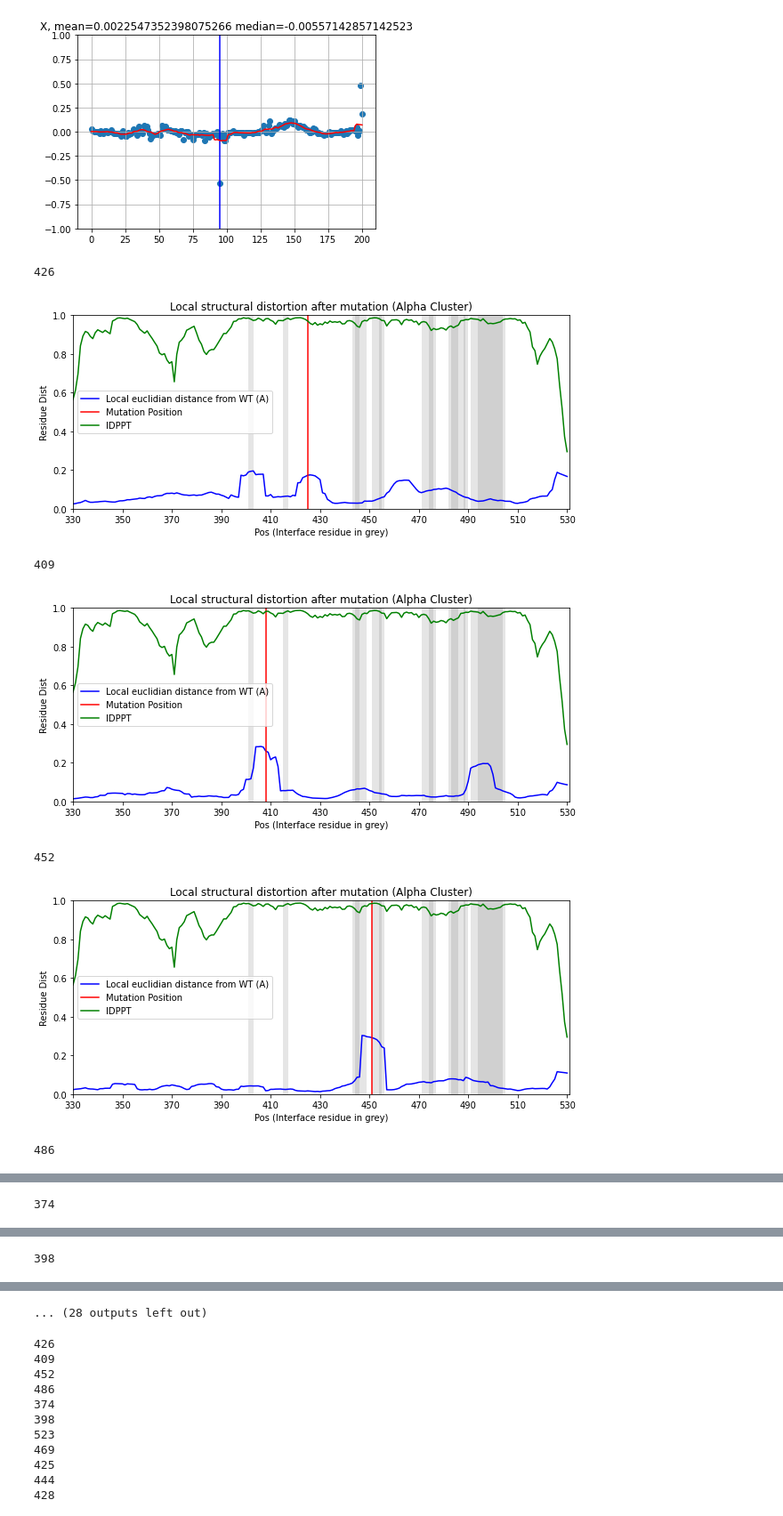
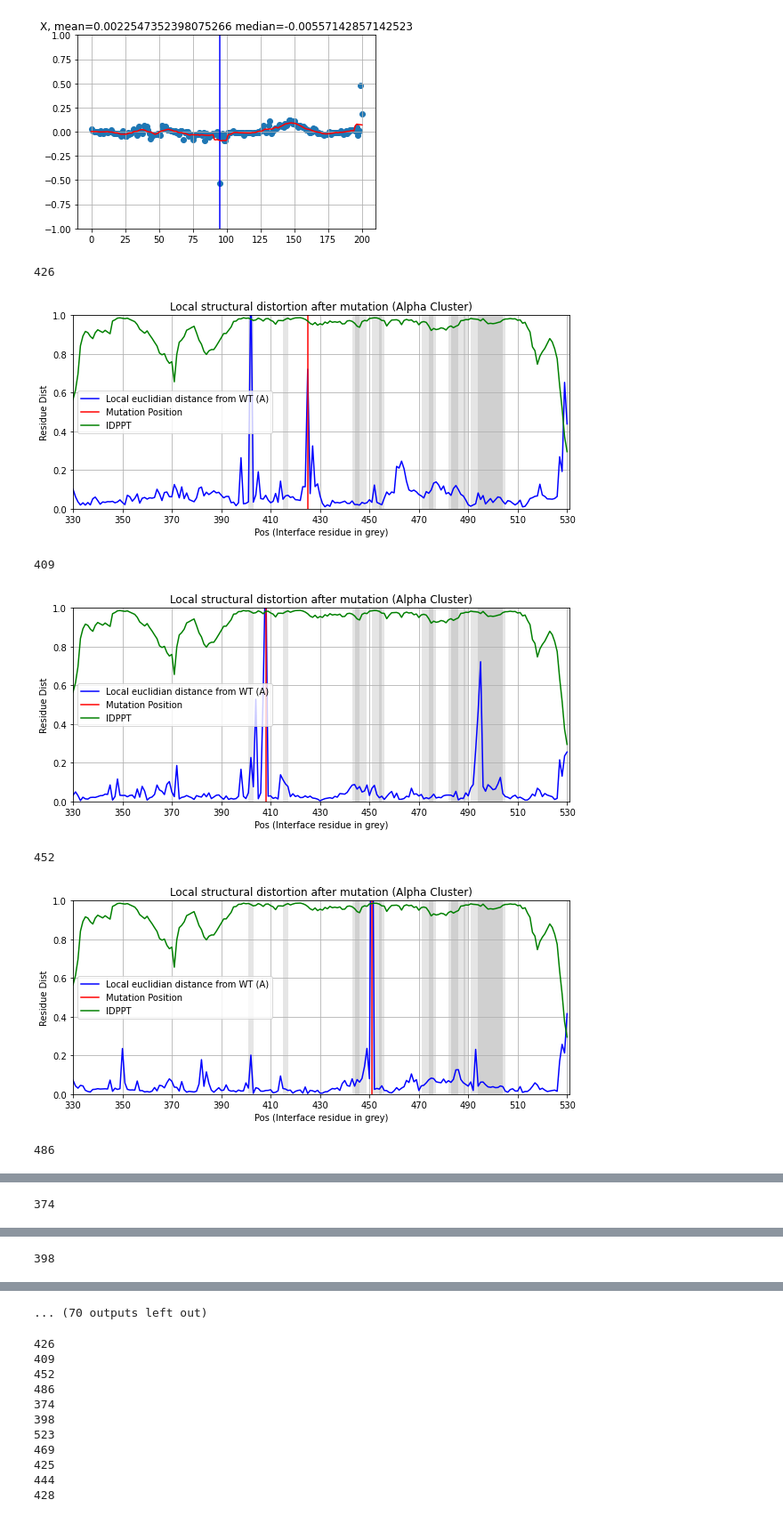
Before and after one commit to csabaiBio/RBD-AlphaFold2-structures-and-phenotypic-information, a Jupyter notebook: data_usage_scripts/xyz_variation_at_position.ipynb, the cells around one changed output, grey strips where cells are left out. Shown at 89% size. Saved outputs shown, nothing was run; the diff lists cells and outputs as text; code cells hidden in the pictures.

```diff
--- a/data_usage_scripts/xyz_variation_at_position.ipynb
+++ b/data_usage_scripts/xyz_variation_at_position.ipynb
@@ -154,41 +154,45 @@ for dir in base_var_list:
         dist = np.linalg.norm(dist,axis=1)
         # plt.scatter(range(201),dist)
         fig = plt.figure(figsize=(10, 4))
 
-        y_av = movingaverage(dist, 10)
-        plt.plot(y_av,c="b",label="Local euclidian distance from WT (A)")
+        # y_av = movingaverage(dist, 10)
+        plt.plot(dist,c="b",label="Local euclidian distance from WT (A)")
 
         plt.axvline(x = pos-331, color = 'r', label = 'Mutation Position')
         # plt.axvline(x = 520-331, color = 'orange', label = 'Reference mut Position')
 
         peaks, _ = find_peaks(y_av, height=0.5)
         # for peak in peaks:
         #     plt.axvline(x = peak, color = 'g', label = 'Mutation Position')
         plt.ylabel("Residue Dist")
         # plot interface residues..
         for inter in interface:
             plt.bar(inter-331,1,color='grey',alpha=0.2,width=2)
         # then if bump is in interface so if it corrolates with phenotype
 
         plt.title("Local structural distortion after mutation (Alpha Cluster)")
         plt.xlabel("Pos (Interface residue in grey)")
         plt.xticks(range(0,201,20),range(330,531,20)) #incorect labels..
 
         # plot parts of axes that are less confident...
         plt.plot(range(201),df_bfactor["b_factor"]/100,alpha=1,color="green",label="lDPPT")
 
         plt.legend()
         plt.ylim([0,1])
         plt.xlim([0,201])
-        # plt.grid()
+        # plt.xlim(448-331,457-331)
+        plt.grid()
+
         plt.show()
-        fig.savefig("../reasults_figs/local_dist/disorder_" + str(idx) +"position.png",bbox_inches='tight',facecolor="white")
-        break
+
+        # fig.savefig("../reasults_figs/local_dist/disorder_" + str(idx) +"position.png",bbox_inches='tight',facecolor="white")
+        if idx == 40:
+            break
 # %% [output]
 426
-[figure, old version]
+[figure, new version]
 409
-[figure, old version]
+[figure, new version]
 452
-[figure, old version]
+[figure, new version]
 486
@@ -200,4 +204,4 @@ for dir in base_var_list:
-... (28 outputs left out)
+... (70 outputs left out)
 # %%
 # Mut position vs local distortion positions matrix..
 
```
Also changed, not shown: parts of 3 cells of this notebook, 2 other files.
